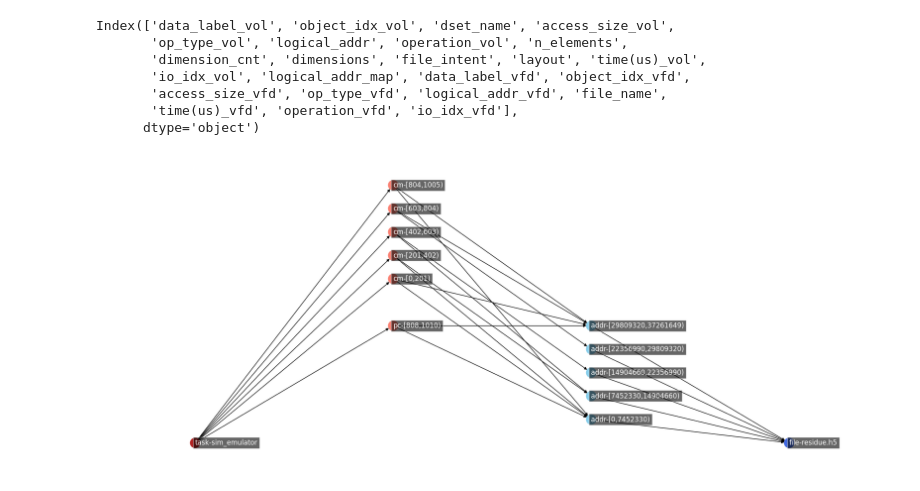
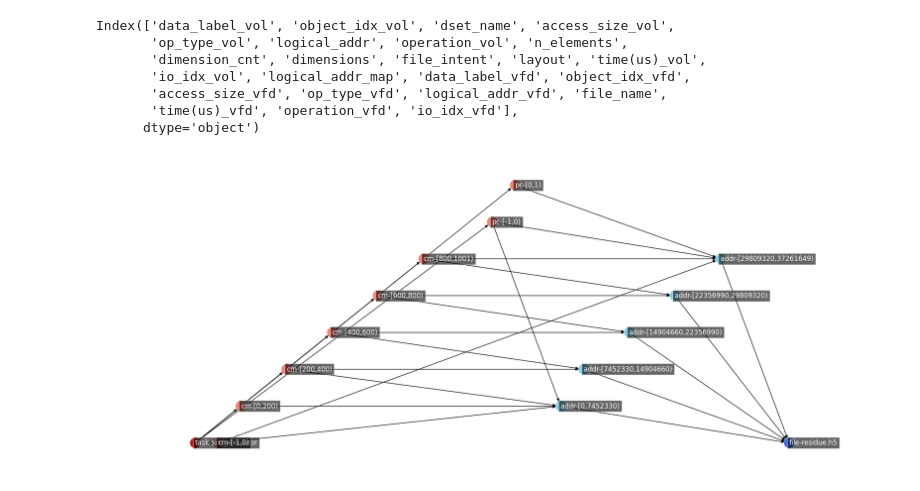
Before and after one commit to candiceT233/local-co-scheduling, a Jupyter notebook: analysis_scripts/grouped_VOLVFD_Graph_SimAgg.ipynb, the cells around one changed output. Cells and saved outputs as stored; diff of their text form; code cells hidden in the pictures.

```diff
--- a/analysis_scripts/grouped_VOLVFD_Graph_SimAgg.ipynb
+++ b/analysis_scripts/grouped_VOLVFD_Graph_SimAgg.ipynb
@@ -16,3 +16,5 @@ from scipy import stats
 
 path='../save_outputs/vol-vfd'
 group_cnt = 5
+padding = 2
+POINT_CLOUD_DURATION = 1538
@@ -349,40 +476,34 @@ def add_edges_many2many(G,df,c1,c2, x_pos=0, tags=['','']):
 # %%
 fsim='../save_outputs/vol-vfd/prov-vfd-sim-merged.csv'
 
 df_sim_merged = read_data(fsim)
 
 print(df_sim_merged.columns)
 
-df_sim_merged = split_groups(df_sim_merged,group_cnt)
-
-# convert time to rank
-vol_time = stats.rankdata(df_sim_merged['time(us)_vol'],method='dense') #df_sim_merged['time(us)_vol'].min()
-# vol_time = [x+padding for x in vol_time]
-# vol_time = [x*step for x in vol_time]
-max_left = max(vol_time)
-vfd_time = stats.rankdata(df_sim_merged['time(us)_vfd'],method='dense')
-vfd_time = [x + (max_left) for x in vfd_time]
-# vfd_time = [x*step for x in vfd_time]
-min_right = min(vfd_time)
-df_sim_merged['time(us)_vol'] = vol_time
-df_sim_merged['time(us)_vfd'] = vfd_time
+df_sim_merged = map_split_tags(df_sim_merged,group_cnt)
 
 G_SIM = nx.DiGraph()
 
 add_edges_one2many(G_SIM,df_sim_merged, 'sim_emulator', 'group_vol', x_pos=0, tags=['task','sim-vol'])
-add_edges_many2many(G_SIM,df_sim_merged, 'group_vol', 'group_vfd', x_pos=1, tags=['sim-vol','sim-addr'])
-add_edges_many2one(G_SIM,df_sim_merged, 'group_vfd', 'residue.h5', x_pos=2, tags=['sim-addr','file'])
+x_pos = max(nx.get_node_attributes(G_SIM,'pos').values())[0] + 1
+add_edges_many2many(G_SIM,df_sim_merged, 'group_vol', 'group_vfd', x_pos=x_pos, tags=['sim-vol','sim-addr'])
+x_pos = max(nx.get_node_attributes(G_SIM,'pos').values())[0] + 1
+add_edges_many2one(G_SIM,df_sim_merged, 'group_vfd', 'residue.h5', x_pos=x_pos, tags=['sim-addr','file'])
+
+# print(get_min_max_loc(G_SIM))
+# print(nx.get_node_attributes(G_SIM,'time_elaps_us'))
+# print(nx.get_node_attributes(G_SIM,'group'))
 
 draw_graph(G_SIM,COLOR_MAP,rm_tags=['sim'])
 # %% [output]
 Index(['data_label_vol', 'object_idx_vol', 'dset_name', 'access_size_vol',
        'op_type_vol', 'logical_addr', 'operation_vol', 'n_elements',
        'dimension_cnt', 'dimensions', 'file_intent', 'layout', 'time(us)_vol',
        'io_idx_vol', 'logical_addr_map', 'data_label_vfd', 'object_idx_vfd',
        'access_size_vfd', 'op_type_vfd', 'logical_addr_vfd', 'file_name',
        'time(us)_vfd', 'operation_vfd', 'io_idx_vfd'],
       dtype='object')
-[figure, old version]
+[figure, new version]
 # %%
 fagg_read='../save_outputs/vol-vfd/prov-vfd-agg-read-merged.csv'
 
```
Also changed, not shown: parts of 9 cells of this notebook, 10 other files.
